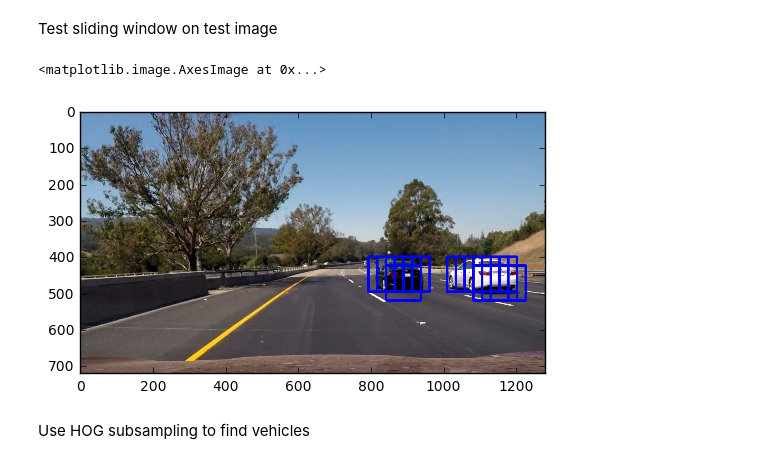
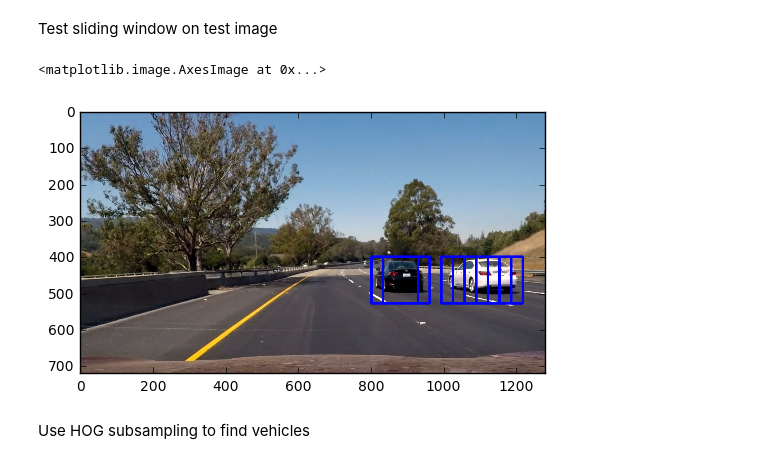
Before and after one commit to toluwajosh/CarND-Vehicle-Detection, a Jupyter notebook: pipeline_session.ipynb, the cells around one changed output. Cells and saved outputs as stored; diff of their text form; code cells hidden in the pictures.

```diff
--- a/pipeline_session.ipynb
+++ b/pipeline_session.ipynb
@@ -117,15 +218,15 @@ print('shaep of colour histogram features:', np.shape(c_h_feature))
 ('shape of bin spatial features:', (1024L,))
 ('shaep of colour histogram features:', (96L,))
 # %%
-color_space = 'RGB' # Can be RGB, HSV, LUV, HLS, YUV, YCrCb
+color_space = 'YCrCb' # Can be RGB, HSV, LUV, HLS, YUV, YCrCb
 orient = 8  # HOG orientations
 pix_per_cell = 8 # HOG pixels per cell
 cell_per_block = 2 # HOG cells per block
 hog_channel = 'ALL' # Can be 0, 1, 2, or "ALL"
-spatial_size = (64, 64) # Spatial binning dimensions
-hist_bins = 32    # Number of histogram bins
-spatial_feat = False # Spatial features on or off
-hist_feat = False # Histogram features on or off
+spatial_size = (32, 32) # Spatial binning dimensions
+hist_bins = 64    # Number of histogram bins
+spatial_feat = True # Spatial features on or off
+hist_feat = True # Histogram features on or off
 hog_feat = True # HOG features on or off
 y_start_stop = [480, None] # Min and max in y to search in slide_window()
 
@@ -163,7 +264,7 @@ rand_state = np.random.randint(0, 100)
 X_train, X_test, y_train, y_test = train_test_split(
     scaled_X, y, test_size=0.2, random_state=rand_state)
 
-print('Using:',orient,'orientations',pix_per_cell,
+print('Using:',color_space, ' ', orient,'orientations',pix_per_cell,
     'pixels per cell and', cell_per_block,'cells per block')
 print('Feature vector length:', len(X_train[0]))
 
@@ -352,23 +453,23 @@ Test sliding window on test image
 # %%
 image = mpimg.imread('test_images/test6.jpg')
 draw_image = np.copy(image)
 image = image.astype(np.float32)/255
 windows = slide_window(image, x_start_stop=[None, None], y_start_stop=[400, None],
-                    xy_window=(96, 96), xy_overlap=(0.75, 0.75))
+                    xy_window=(128, 128), xy_overlap=(0.75, 0.75))
 
 hot_windows = search_windows(image, windows, svc, X_scaler, color_space=color_space,
                         spatial_size=spatial_size, hist_bins=hist_bins,
                         orient=orient, pix_per_cell=pix_per_cell,
                         cell_per_block=cell_per_block,
                         hog_channel=hog_channel, spatial_feat=spatial_feat,
                         hist_feat=hist_feat, hog_feat=hog_feat)
 
 window_img = draw_boxes(draw_image, hot_windows, color=(0, 0, 255), thick=6)
 
 plt.imshow(window_img)
 # %% [output]
 <matplotlib.image.AxesImage at 0x...>
-[figure, old version]
+[figure, new version]
 # %% [markdown]
 Use HOG subsampling to find vehicles
 # %%
```
Also changed, not shown: parts of 6 cells of this notebook, 5 other files.
